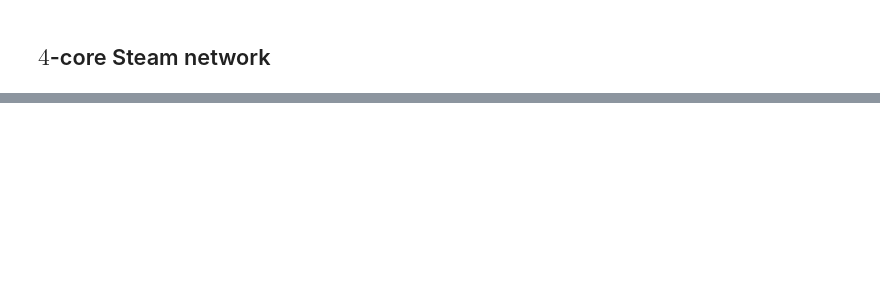
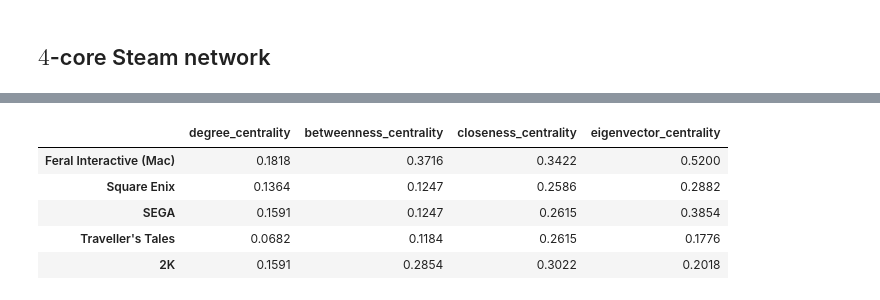
Before and after one commit to jamwung/network-eda-steam, a Jupyter notebook: notebooks/01-game-collab.ipynb, the cells around one changed output, grey strips where cells are left out. Cells and saved outputs as stored; diff of their text form; code cells hidden in the pictures; blank space fills up the shorter version.

```diff
--- a/notebooks/01-game-collab.ipynb
+++ b/notebooks/01-game-collab.ipynb
@@ -196 +265,30 @@ df_game_dev_pub_weights = (
+# %%
+callables = [
+    nx.degree_centrality,
+    nx.betweenness_centrality,
+    nx.closeness_centrality,
+    nx.eigenvector_centrality
+]
+
+# Get developers and publishers that are Top 10 in all centrality measures.
+central_dev_pub = set()
+concat_list = {}
+for centrality_fn in callables:
+    series = get_central_nodes_as_series(subgraph, centrality_fn)
+    concat_list.update({centrality_fn.__name__: series})
+    if central_dev_pub == set():
+        central_dev_pub = central_dev_pub.union(set(series.index))
+    else:
+        central_dev_pub = central_dev_pub.intersection(set(series.index))
+
+df_central_nodes = pd.concat(concat_list, axis=1).loc[list(central_dev_pub)]
+with pd.option_context('display.precision', 4):
+    display(df_central_nodes)
+# %% [output]
+|  | degree_centrality | betweenness_centrality | closeness_centrality | eigenvector_centrality |
+| Feral Interactive (Mac) | 0.1818 | 0.3716 | 0.3422 | 0.5200 |
+| Square Enix | 0.1364 | 0.1247 | 0.2586 | 0.2882 |
+| SEGA | 0.1591 | 0.1247 | 0.2615 | 0.3854 |
+| Traveller's Tales | 0.0682 | 0.1184 | 0.2615 | 0.1776 |
+| 2K | 0.1591 | 0.2854 | 0.3022 | 0.2018 |
 # %%
```
Also changed, not shown: parts of 33 cells of this notebook, 22 other files.
